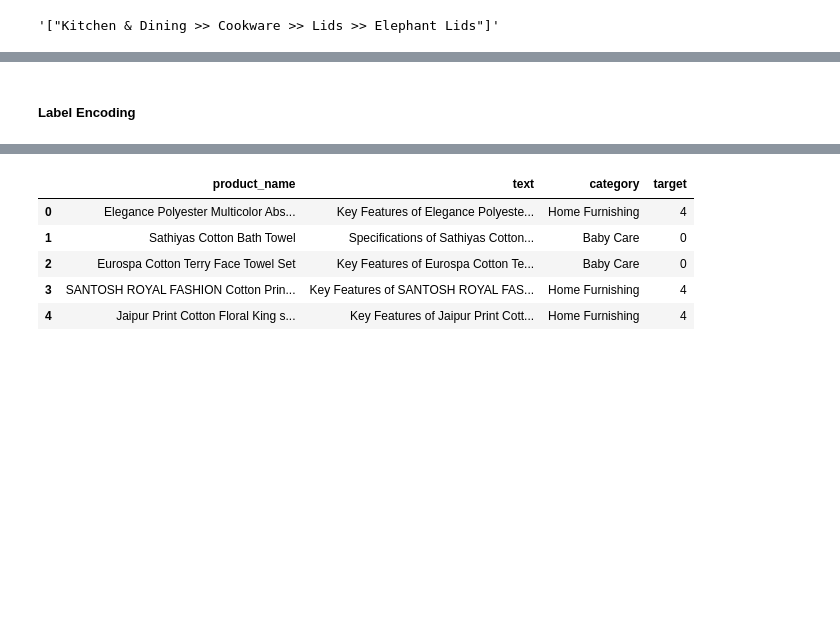
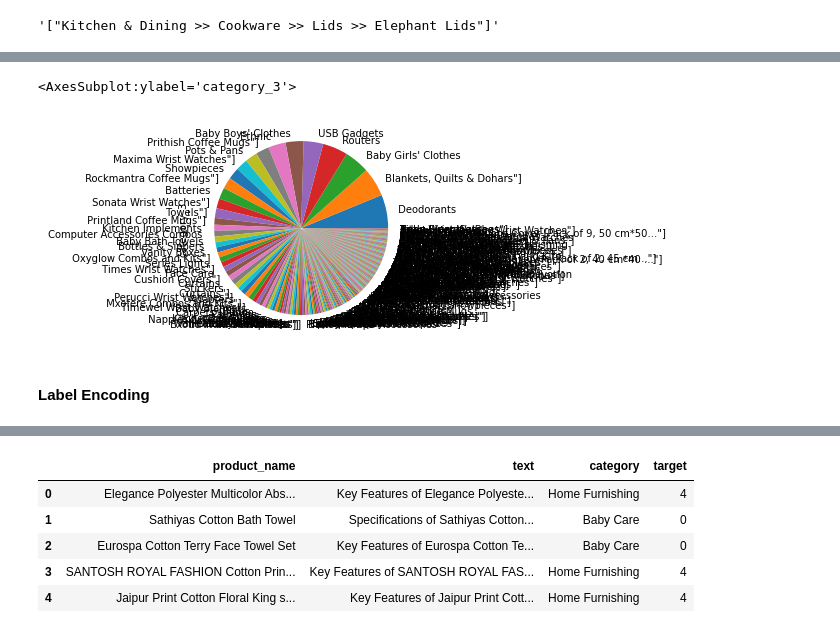
Before and after one commit to oumeima-elgharbi/P6_Data_Science_OpenClassrooms, a Jupyter notebook: P6_01_cleaning_exploration.ipynb, the cells around one changed output, grey strips where cells are left out. Drawn from its saved outputs; the diff is of its cells as text; code cells hidden in the pictures; blank space fills up the shorter version.

```diff
--- a/P6_01_cleaning_exploration.ipynb
+++ b/P6_01_cleaning_exploration.ipynb
@@ -324,5 +216,10 @@ data_v1
+# %%
+data_v1["category_3"].value_counts(normalize=True).plot(kind="pie")
+# %% [output]
+<AxesSubplot:ylabel='category_3'>
+[figure, added]
 # %% [markdown]
-##### Label Encoding
+#### Label Encoding
 # %%
 label_encoder = LabelEncoder()
 
```
Also changed, not shown: parts of 25 cells of this notebook, 7 other files.
